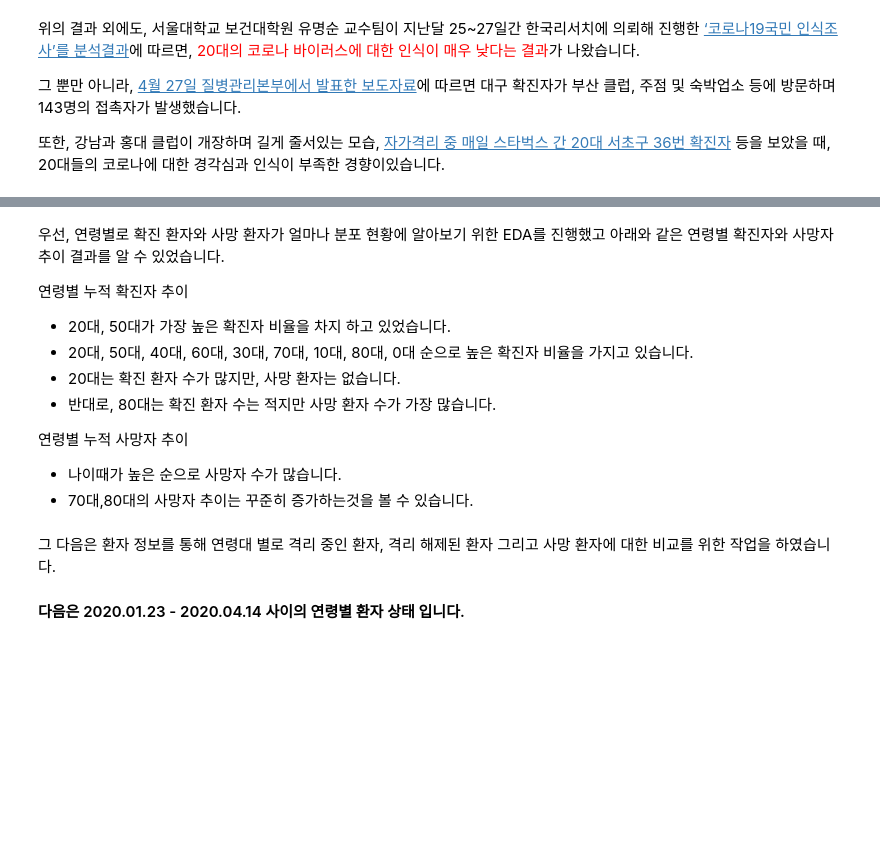
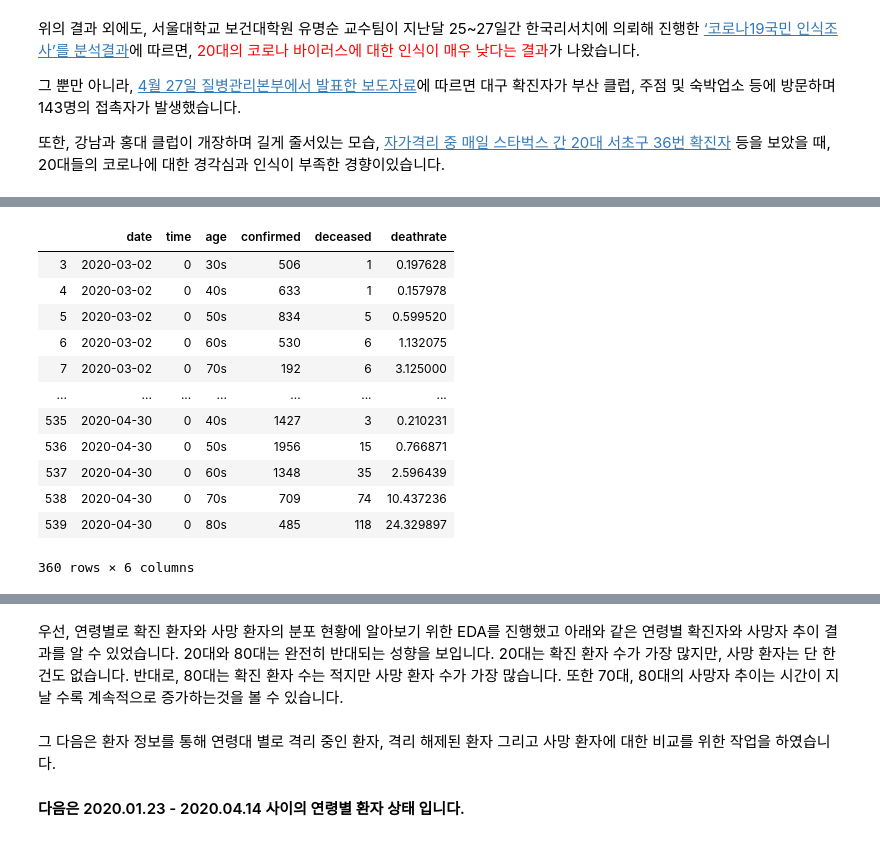
Before and after one commit to chan157/DACON_COVID, a Jupyter notebook: Submission_test_v4.ipynb, the cells around one changed output, grey strips where cells are left out. Cells and saved outputs as stored; diff of their text form; code cells hidden in the pictures; blank space fills up the shorter version.

```diff
--- a/Submission_test_v4.ipynb
+++ b/Submission_test_v4.ipynb
@@ -515,3 +514,19 @@ COVID19를 회복하기 까지의 기간은 평균 21일, 약 3주로 회복하
+# %%
+timeAge
+# %% [output]
+|  | date | time | age | confirmed | deceased | deathrate |
+| 3 | 2020-03-02 | 0 | 30s | 506 | 1 | 0.197628 |
+| 4 | 2020-03-02 | 0 | 40s | 633 | 1 | 0.157978 |
+| 5 | 2020-03-02 | 0 | 50s | 834 | 5 | 0.599520 |
+| 6 | 2020-03-02 | 0 | 60s | 530 | 6 | 1.132075 |
+| 7 | 2020-03-02 | 0 | 70s | 192 | 6 | 3.125000 |
+| ... | ... | ... | ... | ... | ... | ... |
+| 535 | 2020-04-30 | 0 | 40s | 1427 | 3 | 0.210231 |
+| 536 | 2020-04-30 | 0 | 50s | 1956 | 15 | 0.766871 |
+| 537 | 2020-04-30 | 0 | 60s | 1348 | 35 | 2.596439 |
+| 538 | 2020-04-30 | 0 | 70s | 709 | 74 | 10.437236 |
+| 539 | 2020-04-30 | 0 | 80s | 485 | 118 | 24.329897 |
+360 rows × 6 columns
 # %%
 fig = make_subplots(1,2, horizontal_spacing=0.05, subplot_titles=['<b>연령별 누적 확진자수</b>', '<b>연령별 누적 사망자수</b>'])
 trace1 = px.bar(timeAge, x='date', y='confirmed',
@@ -534,17 +549,7 @@ fig.show()
 # %% [output]
 [interactive output not drawn]
 # %% [markdown]
-우선, 연령별로 확진 환자와 사망 환자가 얼마나 분포 현황에 알아보기 위한 EDA를 진행했고 아래와 같은 연령별 확진자와 사망자 추이 결과를 알 수 있었습니다.
-
-연령별 누적 확진자 추이
-- 20대, 50대가 가장 높은 확진자 비율을 차지 하고 있었습니다.
-- 20대, 50대, 40대, 60대, 30대, 70대, 10대, 80대, 0대 순으로 높은 확진자 비율을 가지고 있습니다.
-- 20대는 확진 환자 수가 많지만, 사망 환자는 없습니다.
-- 반대로, 80대는 확진 환자 수는 적지만 사망 환자 수가 가장 많습니다.
-
-연령별 누적 사망자 추이
-- 나이때가 높은 순으로 사망자 수가 많습니다.
-- 70대,80대의 사망자 추이는 꾸준히 증가하는것을 볼 수 있습니다.
+우선, 연령별로 확진 환자와 사망 환자의 분포 현황에 알아보기 위한 EDA를 진행했고 아래와 같은 연령별 확진자와 사망자 추이 결과를 알 수 있었습니다. 20대와 80대는 완전히 반대되는 성향을 보입니다. 20대는 확진 환자 수가 가장 많지만, 사망 환자는 단 한건도 없습니다. 반대로, 80대는 확진 환자 수는 적지만 사망 환자 수가 가장 많습니다. 또한 70대, 80대의 사망자 추이는 시간이 지날 수록 계속적으로 증가하는것을 볼 수 있습니다.
 # %% [markdown]
  그 다음은 환자 정보를 통해 연령대 별로 격리 중인 환자, 격리 해제된 환자 그리고 사망 환자에 대한 비교를 위한 작업을 하였습니다.
 
```
Also changed, not shown: parts of 34 cells of this notebook, 1 other file.
